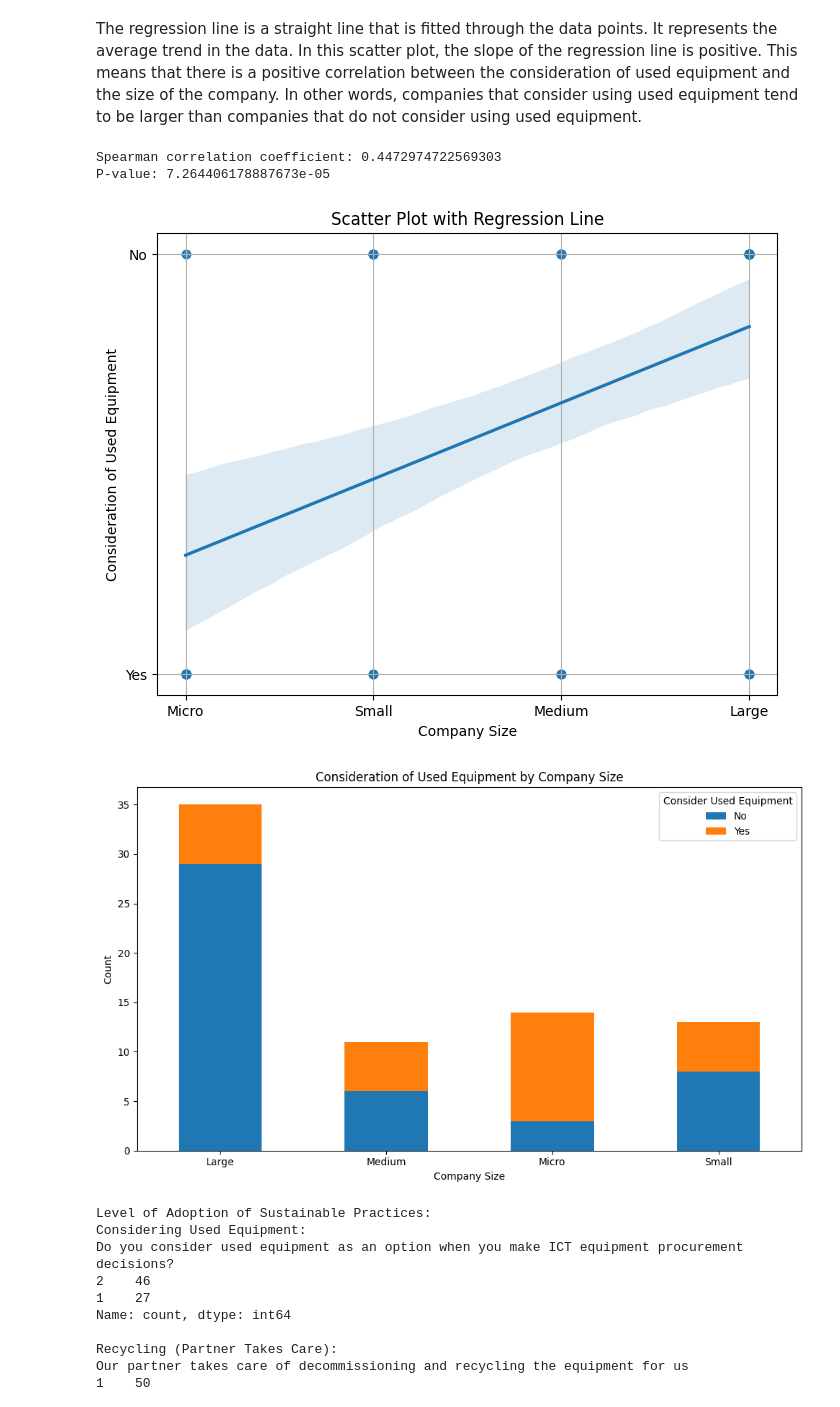
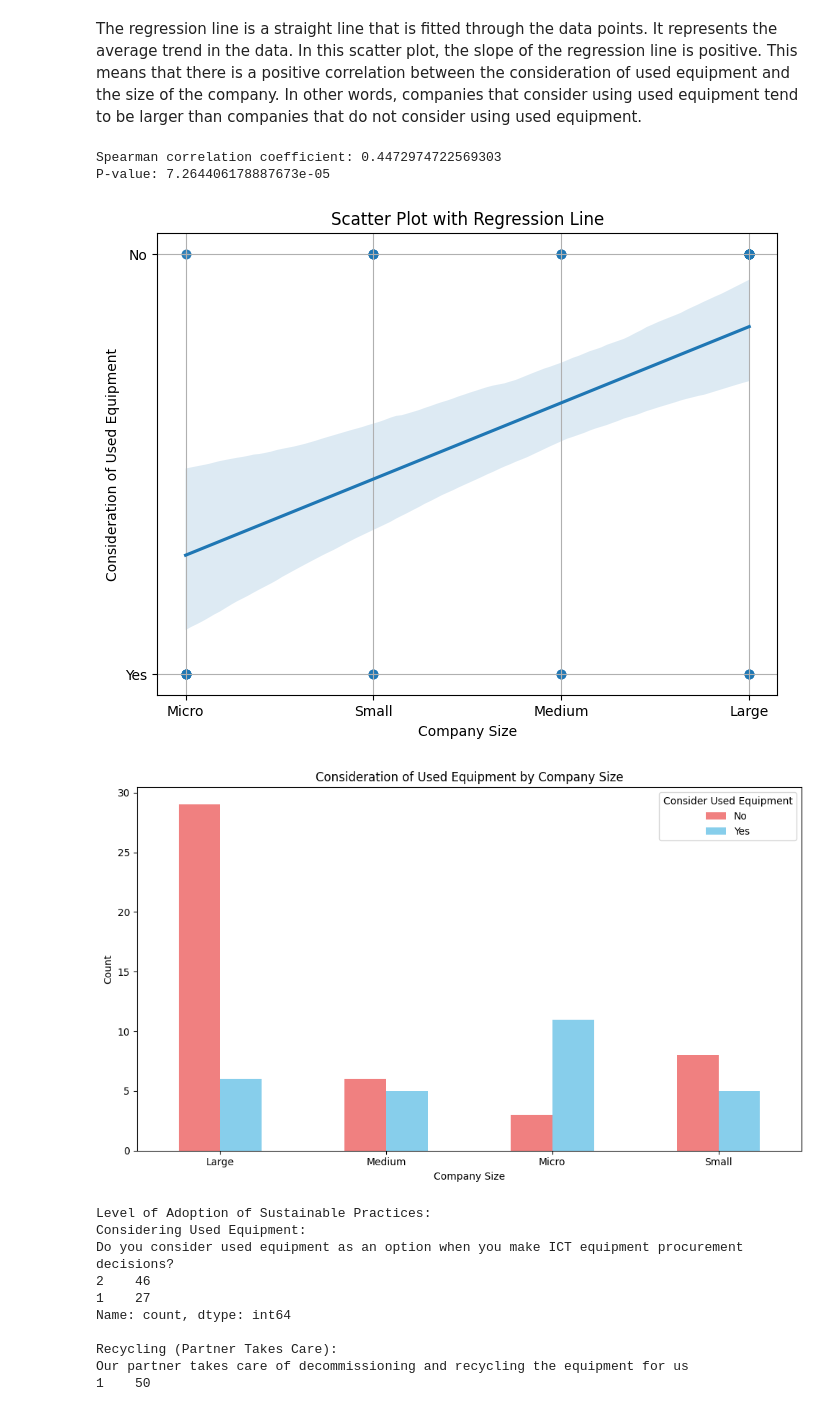
Before and after one commit to ProArif/Thesis, a Jupyter notebook: SurveyAnalysis.ipynb, the cells around one changed output. Cells and saved outputs as stored; diff of their text form; code cells hidden in the pictures.

Commit message:
visualize

```diff
--- a/SurveyAnalysis.ipynb
+++ b/SurveyAnalysis.ipynb
@@ -157,40 +157,37 @@ print("P-value:", spearman_p_value)
 
 # Visualization: Scatter Plot with Regression Line
 plt.figure(figsize=(8, 6))
 sns.regplot(
     x=df_relevant['CompanySize'].map({'Micro': 1, 'Small': 2, 'Medium': 3, 'Large': 4}),
     y=df_relevant['ConsiderUsedEquipment'].map({'Yes': 1, 'No': 2}),
     scatter_kws={'alpha': 0.5}
 )
 plt.title('Scatter Plot with Regression Line')
 plt.xlabel('Company Size')
 plt.ylabel('Consideration of Used Equipment')
 plt.xticks(ticks=[1, 2, 3, 4], labels=['Micro', 'Small', 'Medium', 'Large'])
-plt.yticks(ticks=[1, 2], labels=['Yes', 'No'])
+plt.yticks(ticks=[1, 2], labels=['No', 'Yes'])
 plt.grid(True)
 plt.show()
 
-# Count the occurrences of "Yes" and "No" for each company size
-counts = df_relevant.groupby(['CompanySize', 'ConsiderUsedEquipment']).size().unstack()
-
-# stacked bar plot creation
-counts.plot(kind='bar', stacked=True, figsize=(10, 6))
+# Create a grouped bar plot with corrected colors
+counts.plot(kind='bar', figsize=(10, 6), color=['lightcoral', 'skyblue'])
 
 # Add labels and title
 plt.title('Consideration of Used Equipment by Company Size')
 plt.xlabel('Company Size')
 plt.ylabel('Count')
 plt.xticks(rotation=0)
 
 # Show the plot
 plt.legend(title='Consider Used Equipment', loc='upper right')
 plt.tight_layout()
 plt.show()
 # %% [output]
 Spearman correlation coefficient: 0.4472974722569303
 P-value: 7.264406178887673e-05
 [figure]
-[figure, old version]
+[figure, new version]
 # %%
 # Analyze the level of adoption of sustainable practices
 consider_used_equipment_count = data['Do you consider used equipment as an option when you make ICT equipment procurement decisions?'].value_counts()
```
